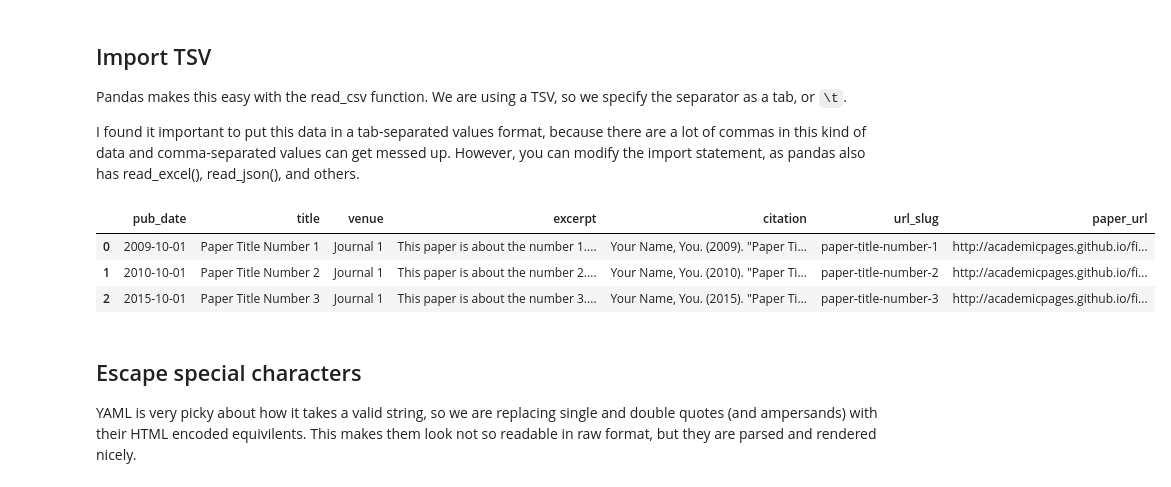
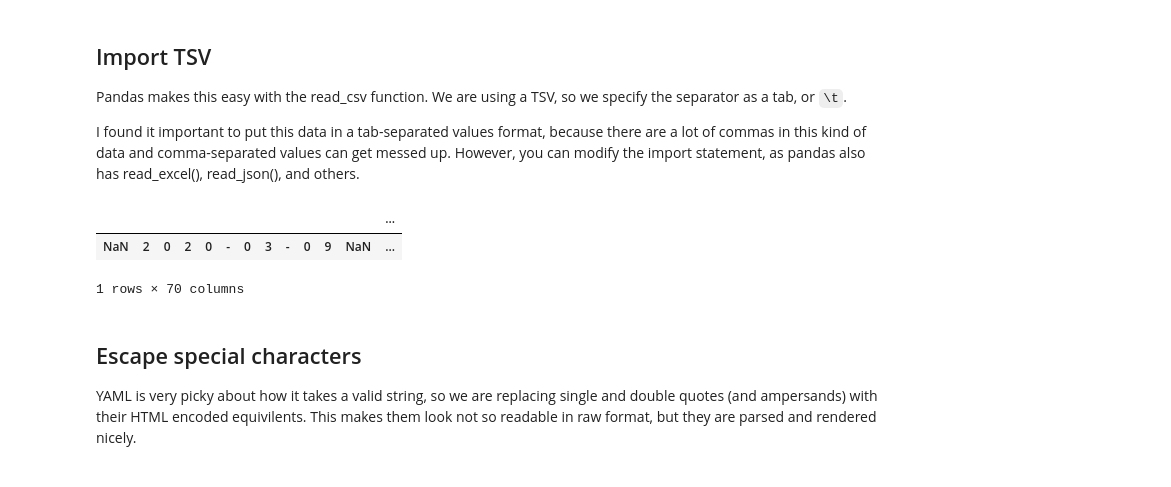
Before and after one commit to pragyasharmaa/pragyasharmaa.github.io, a Jupyter notebook: markdown_generator/publications.ipynb, the cells around one changed output. Drawn from its saved outputs; the diff is of its cells as text; code cells hidden in the pictures.

Commit message:
editing publications

```diff
--- a/markdown_generator/publications.ipynb
+++ b/markdown_generator/publications.ipynb
@@ -34,13 +40,12 @@ Pandas makes this easy with the read_csv function. We are using a TSV, so we spe
 
 I found it important to put this data in a tab-separated values format, because there are a lot of commas in this kind of data and comma-separated values can get messed up. However, you can modify the import statement, as pandas also has read_excel(), read_json(), and others.
 # %%
-publications = pd.read_csv("publications.tsv", sep="\t", header=0)
+publications = pd.read_csv("publications.csv", sep="|", skipinitialspace=True, header=0)
 publications
 # %% [output]
-|  | pub_date | title | venue | excerpt | citation | url_slug | paper_url |
-| 0 | 2009-10-01 | Paper Title Number 1 | Journal 1 | This paper is about the number 1.... | Your Name, You. (2009). "Paper Ti... | paper-title-number-1 | http://academicpages.github.io/fi... |
-| 1 | 2010-10-01 | Paper Title Number 2 | Journal 1 | This paper is about the number 2.... | Your Name, You. (2010). "Paper Ti... | paper-title-number-2 | http://academicpages.github.io/fi... |
-| 2 | 2015-10-01 | Paper Title Number 3 | Journal 1 | This paper is about the number 3.... | Your Name, You. (2015). "Paper Ti... | paper-title-number-3 | http://academicpages.github.io/fi... |
+|  |  |  |  |  |  |  |  |  |  |  |  | ... |
+| NaN | 2 | 0 | 2 | 0 | - | 0 | 3 | - | 0 | 9 | NaN | ... |
+1 rows × 70 columns
 # %% [markdown]
 ## Escape special characters
 
```
Also changed, not shown: parts of 3 cells of this notebook, 8 other files.
